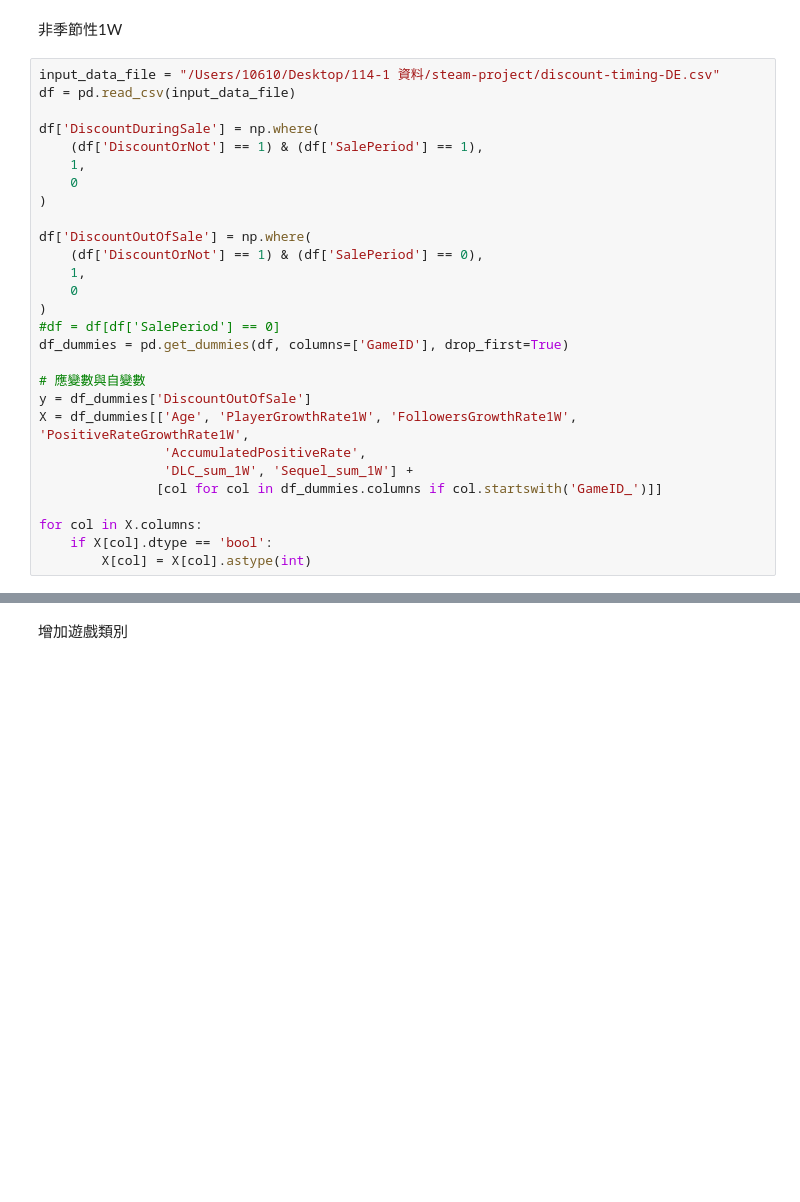
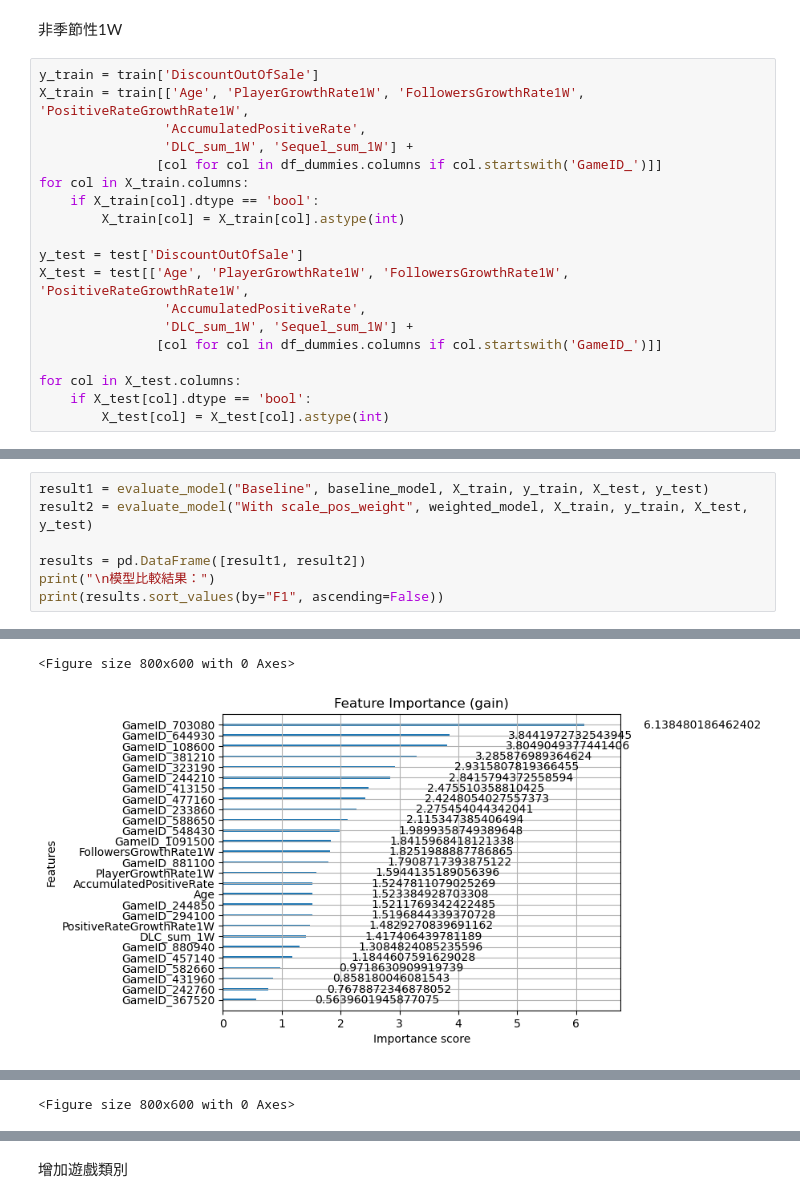
Before and after one commit to yixuan0803/fa-25-econ-5166-group-1, a Jupyter notebook: finding/discount-timing-XGBoost-prediction-model.ipynb, the cells around one changed output, grey strips where cells are left out. Cells and saved outputs as stored; diff of their text form; blank space fills up the shorter version.

```diff
--- a/finding/discount-timing-XGBoost-prediction-model.ipynb
+++ b/finding/discount-timing-XGBoost-prediction-model.ipynb
@@ -167,33 +245,24 @@ quasi-separation. In this case some parameters will not be identified.
 # %% [markdown]
 非季節性1W
 # %%
-input_data_file = "/Users/10610/Desktop/114-1 資料/steam-project/discount-timing-DE.csv"
-df = pd.read_csv(input_data_file)
+y_train = train['DiscountOutOfSale']
+X_train = train[['Age', 'PlayerGrowthRate1W', 'FollowersGrowthRate1W', 'PositiveRateGrowthRate1W',
+                'AccumulatedPositiveRate',
+                'DLC_sum_1W', 'Sequel_sum_1W'] +
+               [col for col in df_dummies.columns if col.startswith('GameID_')]]
+for col in X_train.columns:
+    if X_train[col].dtype == 'bool':
+        X_train[col] = X_train[col].astype(int)
 
-df['DiscountDuringSale'] = np.where(
-    (df['DiscountOrNot'] == 1) & (df['SalePeriod'] == 1),
-    1,
-    0
-)
-
-df['DiscountOutOfSale'] = np.where(
-    (df['DiscountOrNot'] == 1) & (df['SalePeriod'] == 0),
-    1,
-    0
-)
-#df = df[df['SalePeriod'] == 0]
-df_dummies = pd.get_dummies(df, columns=['GameID'], drop_first=True)
-
-# 應變數與自變數
-y = df_dummies['DiscountOutOfSale']
-X = df_dummies[['Age', 'PlayerGrowthRate1W', 'FollowersGrowthRate1W', 'PositiveRateGrowthRate1W',
+y_test = test['DiscountOutOfSale']
+X_test = test[['Age', 'PlayerGrowthRate1W', 'FollowersGrowthRate1W', 'PositiveRateGrowthRate1W',
                 'AccumulatedPositiveRate',
                 'DLC_sum_1W', 'Sequel_sum_1W'] +
                [col for col in df_dummies.columns if col.startswith('GameID_')]]
 
-for col in X.columns:
-    if X[col].dtype == 'bool':
-        X[col] = X[col].astype(int)
+for col in X_test.columns:
+    if X_test[col].dtype == 'bool':
+        X_test[col] = X_test[col].astype(int)
 # %% [output]
 A value is trying to be set on a copy of a slice from a DataFrame.
 Try using .loc[row_indexer,col_indexer] = value instead
@@ -214,0 +284,8 @@ See the caveats in the documentation: https://pandas.pydata.org/pandas-docs/stab
+# %%
+result1 = evaluate_model("Baseline", baseline_model, X_train, y_train, X_test, y_test)
+result2 = evaluate_model("With scale_pos_weight", weighted_model, X_train, y_train, X_test, y_test)
+
+results = pd.DataFrame([result1, result2])
+print("\n模型比較結果：")
+print(results.sort_values(by="F1", ascending=False))
+# %% [output]
@@ -214,0 +309,2 @@ See the caveats in the documentation: https://pandas.pydata.org/pandas-docs/stab
+<Figure size 800x600 with 0 Axes>
+[figure, added]
@@ -214,0 +328 @@ See the caveats in the documentation: https://pandas.pydata.org/pandas-docs/stab
+<Figure size 800x600 with 0 Axes>
```
Also changed, not shown: parts of 16 cells of this notebook, 1 other file.
